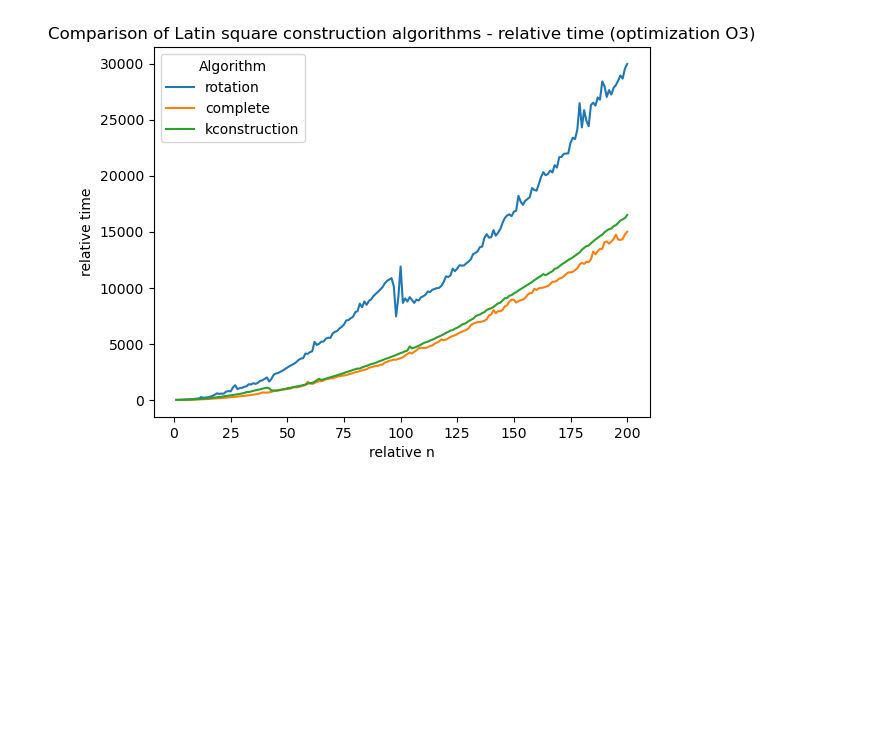
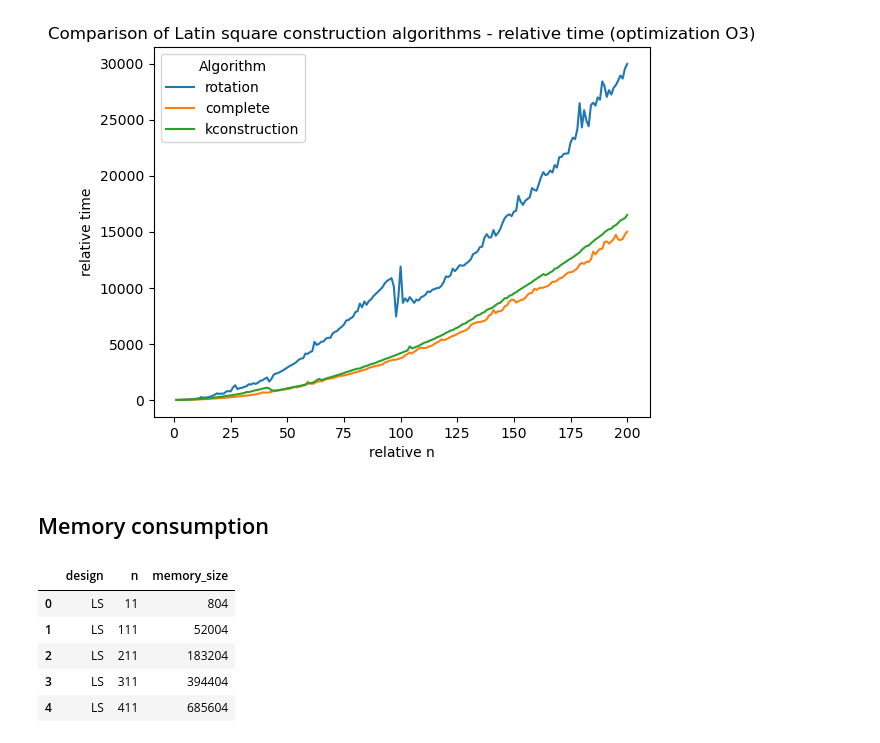
Before and after one commit to MihaelaBaksic/tournament-designs, a Jupyter notebook: visualization/plotting.ipynb, the cells around one changed output. Drawn from its saved outputs; the diff is of its cells as text; code cells hidden in the pictures; blank space fills up the shorter version.

```diff
--- a/visualization/plotting.ipynb
+++ b/visualization/plotting.ipynb
@@ -242,3 +242,20 @@ plt.legend(title='Algorithm')
 plt.savefig('latin_square_comparison_relative_time_O3.jpg', dpi=500)
 # %% [output]
 [figure]
+# %% [markdown]
+## Memory consumption
+# %%
+memory = pd.read_csv('../measurements/memory.csv', dtype={'n': int, 'memory_size': int})
+
+memory_ls = memory[memory['design'] == 'LS']
+memory_MOLS = memory[memory['design'] == 'PairMOLS']
+memory_FBTD = memory[memory['design'] == 'FBTD']
+
+memory.head()
+# %% [output]
+|  | design | n | memory_size |
+| 0 | LS | 11 | 804 |
+| 1 | LS | 111 | 52004 |
+| 2 | LS | 211 | 183204 |
+| 3 | LS | 311 | 394404 |
+| 4 | LS | 411 | 685604 |
```
Also changed, not shown: parts of 1 cell of this notebook, 2 other files.
